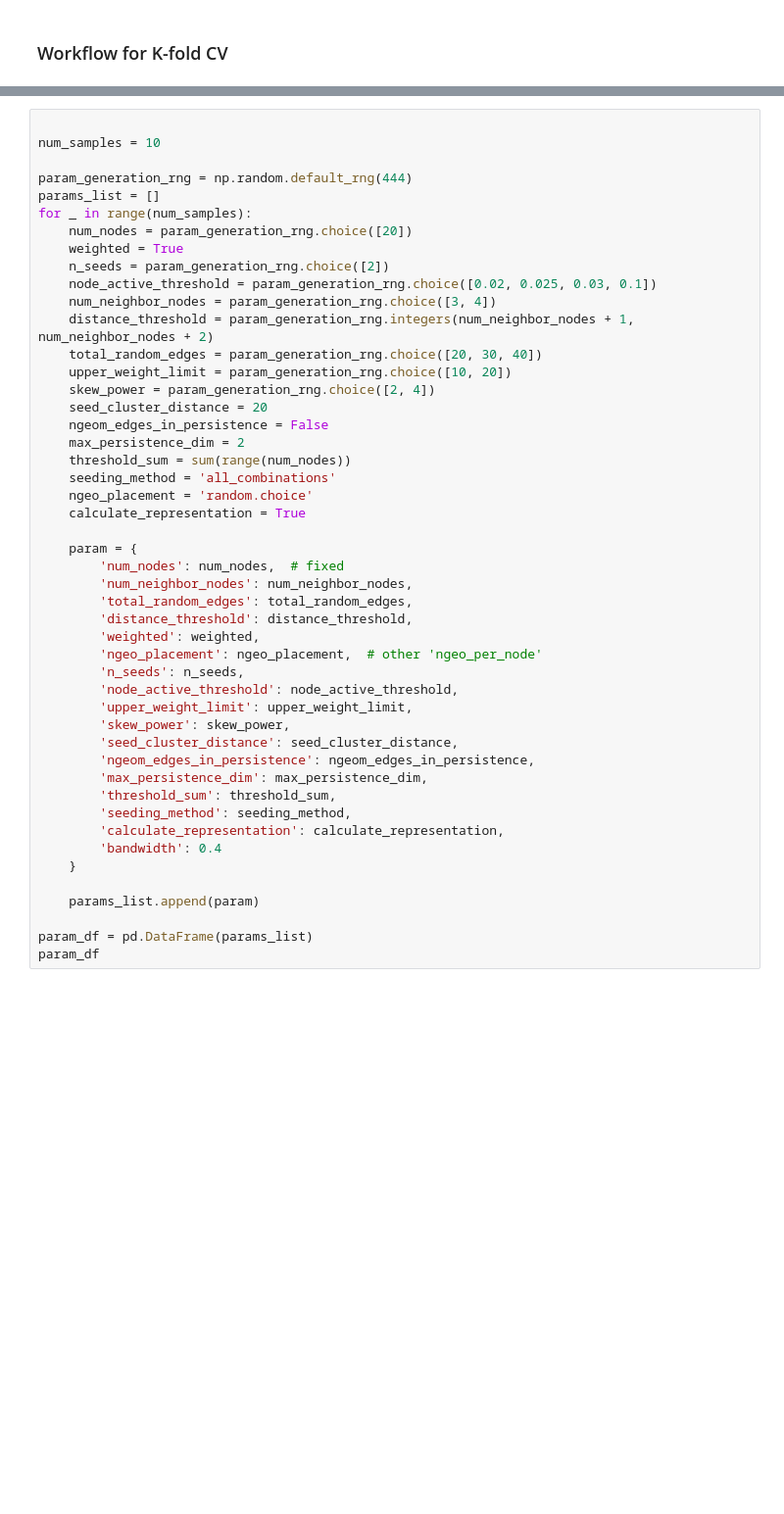
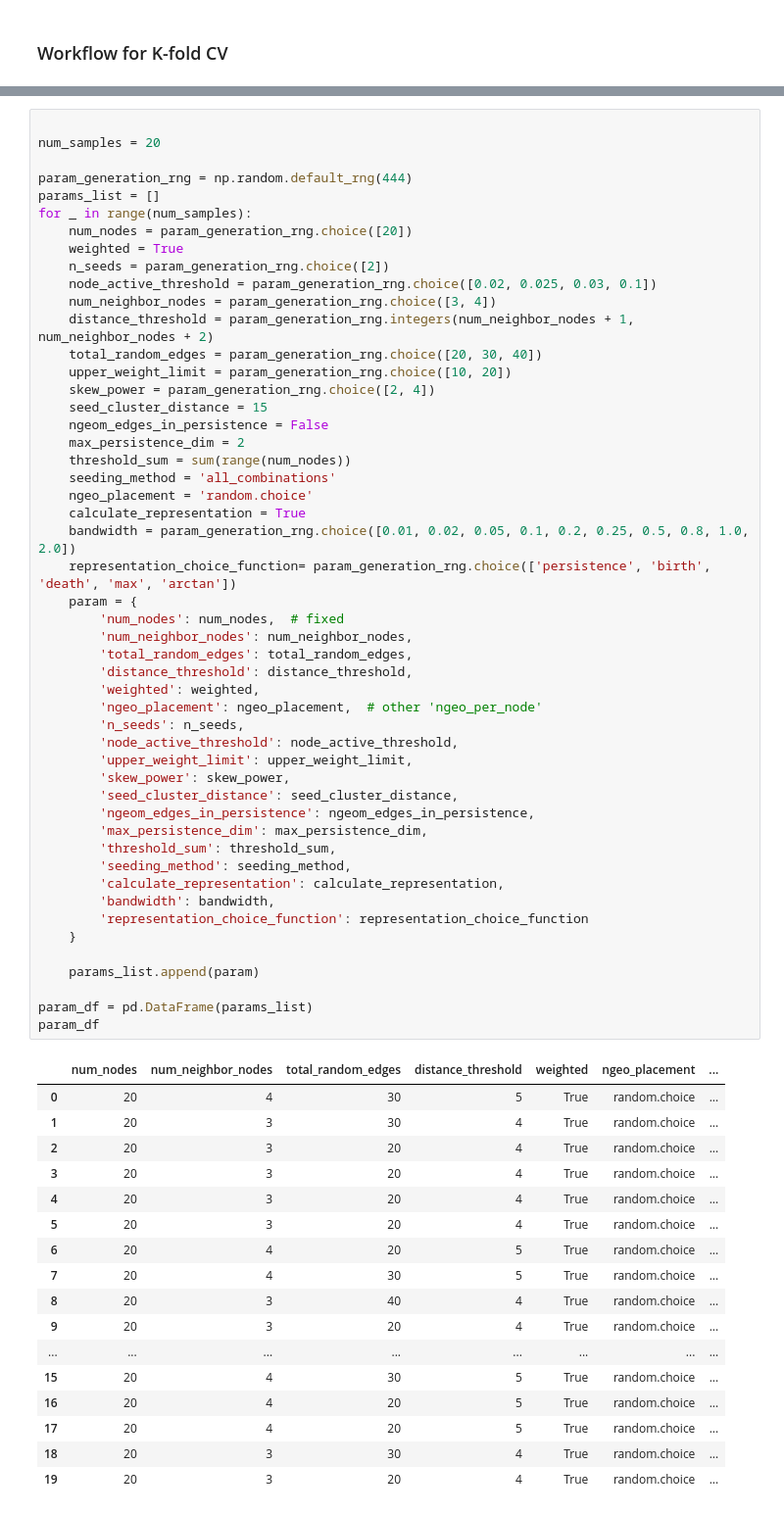
Before and after one commit to shakkyaNV/NetworkModels, a Jupyter notebook: Project1/A1/Kfold-CV pipeline.ipynb, the cells around one changed output, grey strips where cells are left out. Shown at 98% size. Saved outputs shown, nothing was run; the diff lists cells and outputs as text; blank space fills up the shorter version.

```diff
--- a/Project1/A1/Kfold-CV pipeline.ipynb
+++ b/Project1/A1/Kfold-CV pipeline.ipynb
@@ -11,6 +28,6 @@ from lifelines import CoxTimeVaryingFitter
 # %%
 
-num_samples = 10
+num_samples = 20
 
 param_generation_rng = np.random.default_rng(444)
 params_list = []
@@ -24,36 +41,56 @@ for _ in range(num_samples):
     total_random_edges = param_generation_rng.choice([20, 30, 40])
     upper_weight_limit = param_generation_rng.choice([10, 20])
     skew_power = param_generation_rng.choice([2, 4])
-    seed_cluster_distance = 20
+    seed_cluster_distance = 15
     ngeom_edges_in_persistence = False
     max_persistence_dim = 2
     threshold_sum = sum(range(num_nodes))
     seeding_method = 'all_combinations'
     ngeo_placement = 'random.choice'
     calculate_representation = True
-
+    bandwidth = param_generation_rng.choice([0.01, 0.02, 0.05, 0.1, 0.2, 0.25, 0.5, 0.8, 1.0, 2.0])
+    representation_choice_function= param_generation_rng.choice(['persistence', 'birth', 'death', 'max', 'arctan'])
     param = {
         'num_nodes': num_nodes,  # fixed
         'num_neighbor_nodes': num_neighbor_nodes,
         'total_random_edges': total_random_edges,
         'distance_threshold': distance_threshold,
         'weighted': weighted,
         'ngeo_placement': ngeo_placement,  # other 'ngeo_per_node'
         'n_seeds': n_seeds,
         'node_active_threshold': node_active_threshold,
         'upper_weight_limit': upper_weight_limit,
         'skew_power': skew_power,
         'seed_cluster_distance': seed_cluster_distance,
         'ngeom_edges_in_persistence': ngeom_edges_in_persistence,
         'max_persistence_dim': max_persistence_dim,
         'threshold_sum': threshold_sum,
         'seeding_method': seeding_method,
         'calculate_representation': calculate_representation,
-        'bandwidth': 0.4
+        'bandwidth': bandwidth,
+        'representation_choice_function': representation_choice_function
     }
 
     params_list.append(param)
 
 param_df = pd.DataFrame(params_list)
 param_df
+# %% [output]
+|  | num_nodes | num_neighbor_nodes | total_random_edges | distance_threshold | weighted | ngeo_placement | ... |
+| 0 | 20 | 4 | 30 | 5 | True | random.choice | ... |
+| 1 | 20 | 3 | 30 | 4 | True | random.choice | ... |
+| 2 | 20 | 3 | 20 | 4 | True | random.choice | ... |
+| 3 | 20 | 3 | 20 | 4 | True | random.choice | ... |
+| 4 | 20 | 3 | 20 | 4 | True | random.choice | ... |
+| 5 | 20 | 3 | 20 | 4 | True | random.choice | ... |
+| 6 | 20 | 4 | 20 | 5 | True | random.choice | ... |
+| 7 | 20 | 4 | 30 | 5 | True | random.choice | ... |
+| 8 | 20 | 3 | 40 | 4 | True | random.choice | ... |
+| 9 | 20 | 3 | 20 | 4 | True | random.choice | ... |
+| ... | ... | ... | ... | ... | ... | ... | ... |
+| 15 | 20 | 4 | 30 | 5 | True | random.choice | ... |
+| 16 | 20 | 4 | 20 | 5 | True | random.choice | ... |
+| 17 | 20 | 4 | 20 | 5 | True | random.choice | ... |
+| 18 | 20 | 3 | 30 | 4 | True | random.choice | ... |
+| 19 | 20 | 3 | 20 | 4 | True | random.choice | ... |
 # %%
```
Also changed, not shown: parts of 11 cells of this notebook.
